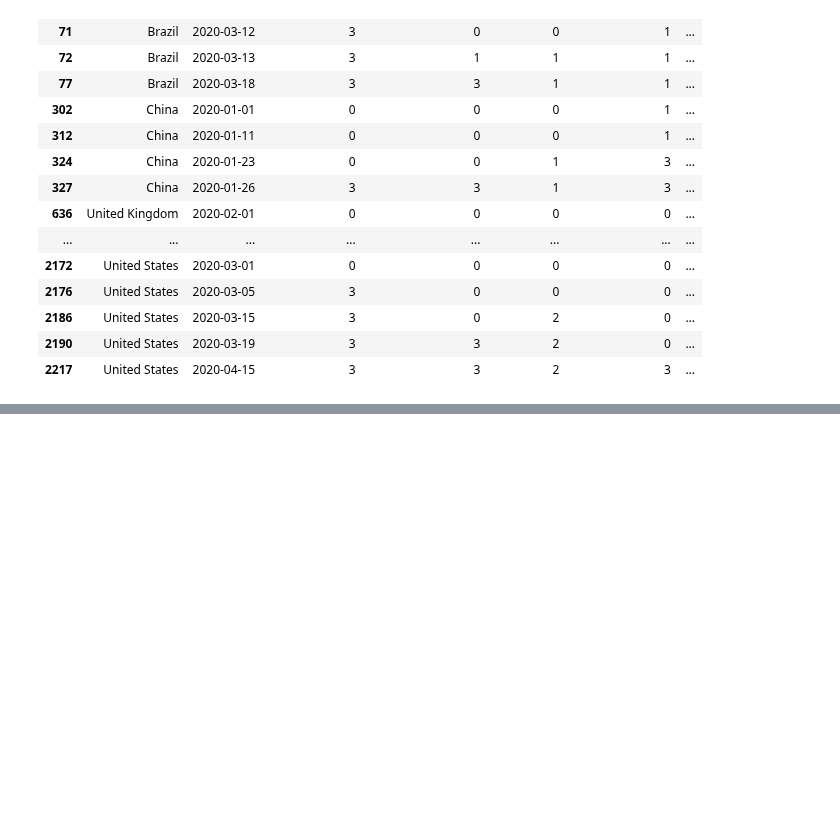
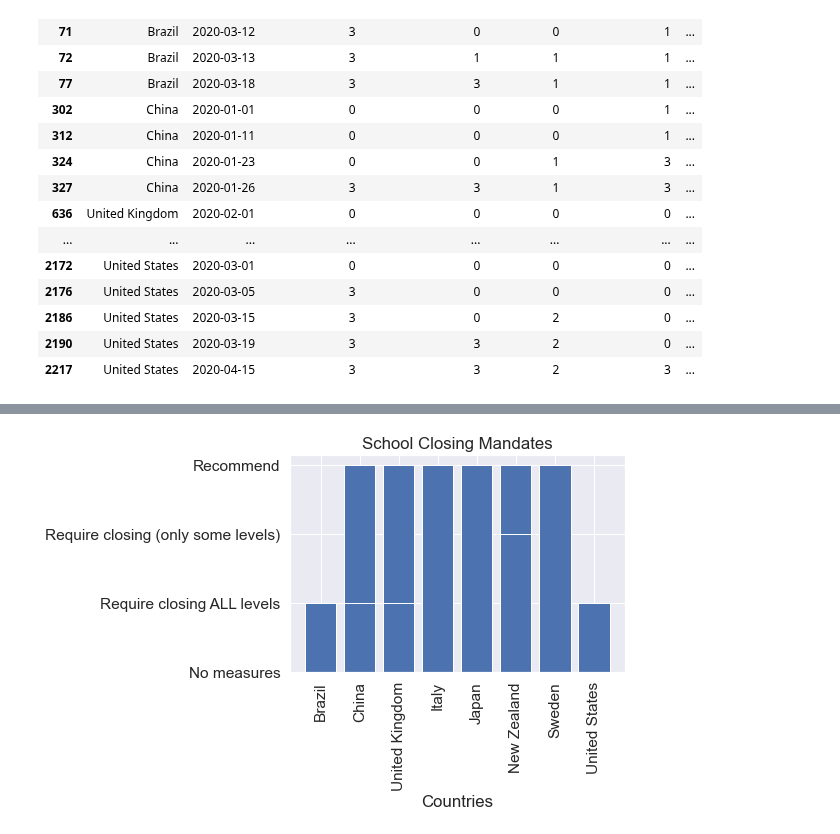
Before and after one commit to rejane-b/Project_1, a Jupyter notebook: Mandates_Data.ipynb, the cells around one changed output, grey strips where cells are left out. Drawn from its saved outputs; the diff is of its cells as text; code cells hidden in the pictures; blank space fills up the shorter version.

```diff
--- a/Mandates_Data.ipynb
+++ b/Mandates_Data.ipynb
@@ -280,0 +327,5 @@ df.drop_duplicates()
+# %%
+# Create a new DataFrame with Country, Dates, Level of Mandates, Confirmed Cases & Deaths
+level_df = pd.DataFrame(mandates, columns = ["Country_name", "Date", "School_Mandates", "Work_Mandates", \
+                                             "Stay_Home_Mandates", "Mask_Mandate", "Confirmed_cases", "Confirmed_deaths"])
+level_df
@@ -280,0 +389,10 @@ df.drop_duplicates()
+# %%
+# Create bar plot displaying level of mandate for School Closing Mandates for 8 countries of
+# interest for all dates reporting (Jan-Oct, 2020) in mandates CSV file
+plt.bar(level_df['Country_name'],level_df['School_Mandates'], color = 'b')
+plt.xticks(rotation='vertical')
+plt.title('School Closing Mandates')
+plt.xlabel('Countries')
+plt.show()
+# %% [output]
+[figure, added]
```
Also changed, not shown: parts of 15 cells of this notebook.
